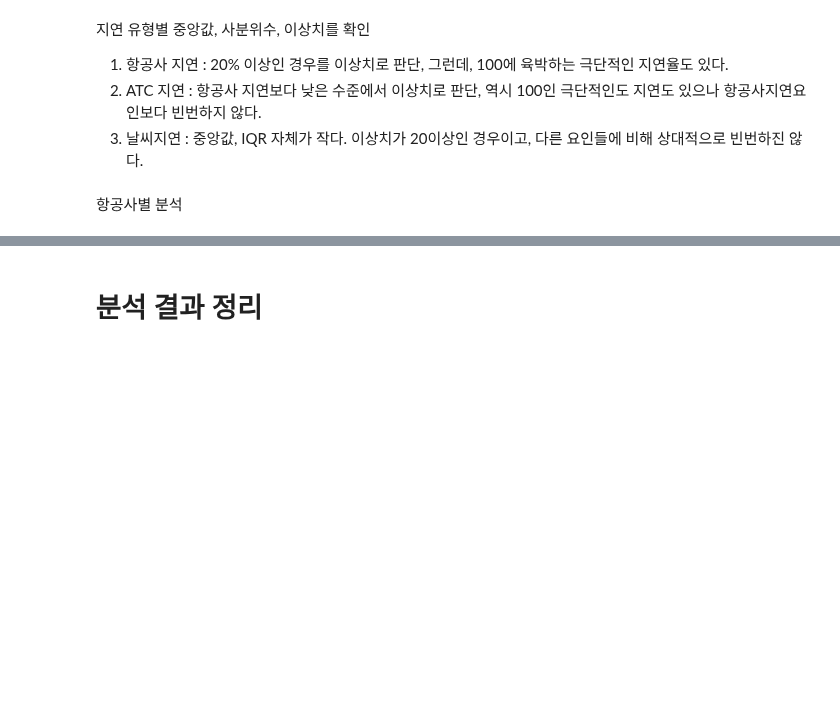
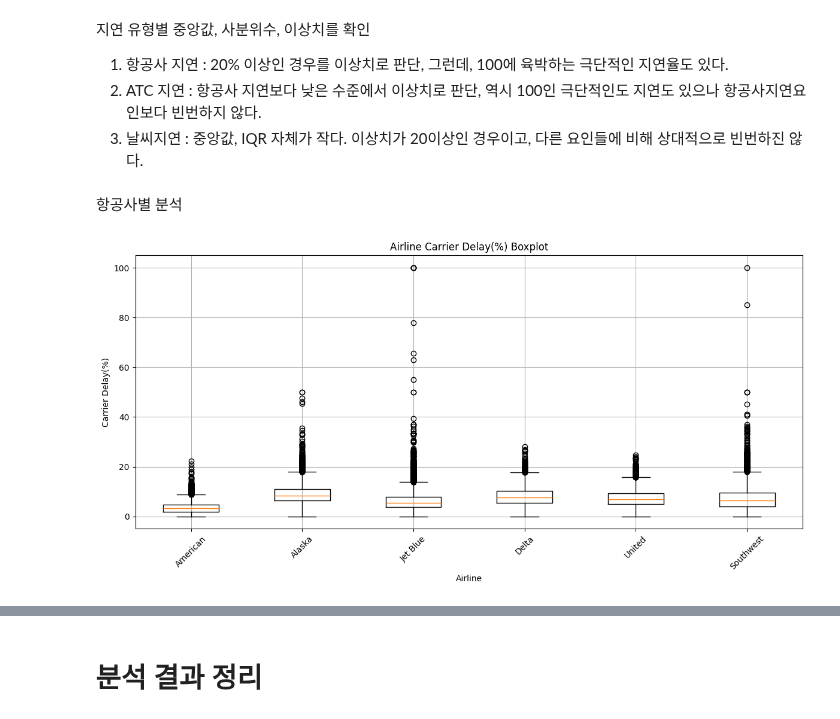
Before and after one commit to yleessam/hipython_rep, a Jupyter notebook: 18_탐색적데이터분석.ipynb, the cells around one changed output, grey strips where cells are left out. Drawn from its saved outputs; the diff is of its cells as text; code cells hidden in the pictures; blank space fills up the shorter version.

```diff
--- a/18_탐색적데이터분석.ipynb
+++ b/18_탐색적데이터분석.ipynb
@@ -305,4 +305,19 @@ plt.show()
 # %% [markdown]
 항공사별 분석
 # %%
-df['airline']
+labels = df['airline'].unique()
+grp_data = [  group['pct_carrier_delay'] for name, group in df.groupby('airline')]
+#grp_data
+# 박스플롯 그리기
+plt.figure(figsize=(12, 6))
+plt.boxplot(grp_data, labels=labels)
+
+plt.title('Airline Carrier Delay(%) Boxplot')
+plt.xlabel('Airline')
+plt.ylabel('Carrier Delay(%)')
+plt.xticks(rotation=45)
+plt.grid(True)
+plt.tight_layout()
+plt.show()
+# %% [output]
+[figure, added]
```
Also changed, not shown: parts of 1 cell of this notebook.
